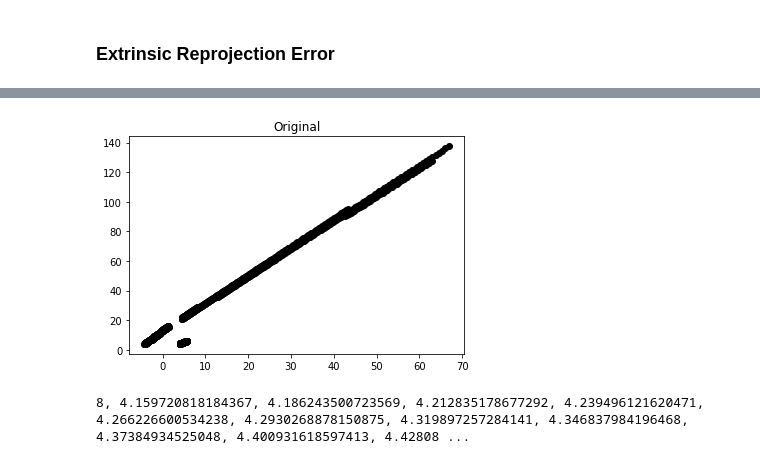
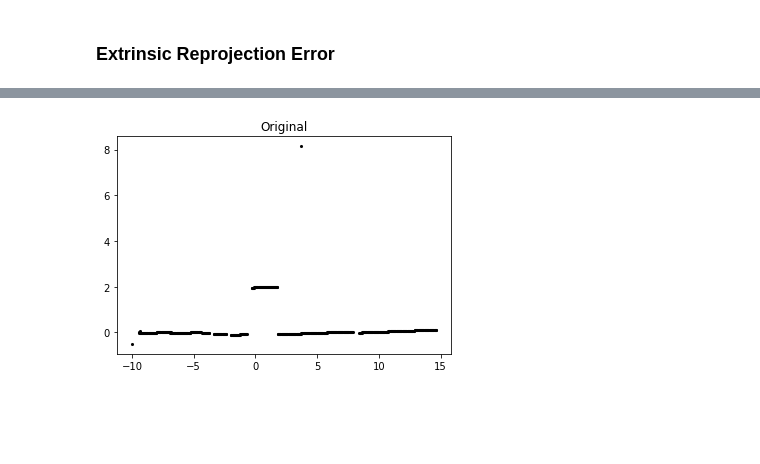
Before and after one commit to bernas670/3d-acquisition-feup-vcom, a Jupyter notebook: experiments.ipynb, the cells around one changed output, grey strips where cells are left out. Cells and saved outputs as stored; diff of their text form; code cells hidden in the pictures; blank space fills up the shorter version.

```diff
--- a/experiments.ipynb
+++ b/experiments.ipynb
@@ -137,5 +145,5 @@ print(image_points.shape)
 # %%
-ret, rotation_vecs, translation_vecs = cv2.solvePnP(object_points, image_points, intrinsic_matrix, distortion_coefs)
+ret, rotation_vecs, translation_vecs, _ = cv2.solvePnPRansac(object_points, image_points, intrinsic_matrix, distortion_coefs)
 # %% [markdown]
 ### Extrinsic Reprojection Error
 # %%
@@ -143,9 +151,9 @@ mean_error = 0
 
 for i in range(len(object_points)):
     calulated_image_points, _ = cv2.projectPoints(object_points[i], rotation_vecs, translation_vecs, intrinsic_matrix, distortion_coefs)
-    print(image_points[i])
-    print(calulated_image_points)
-    error = cv2.norm(image_points[i],calulated_image_points, cv2.NORM_L2)/len(calulated_image_points)
+    # print(image_points[i])
+    # print(calulated_image_points)
+    error = cv2.norm(image_points[i],calulated_image_points[0], cv2.NORM_L2)/len(calulated_image_points)
     mean_error += error
 
 print(f'Reprojection error: {mean_error/len(object_points)}')
@@ -159,5 +162,5 @@ error: OpenCV(4.5.1) /tmp/pip-req-build-ddpkm6fn/opencv/modules/core/src/norm.cp
 # %%
-shadow_points = cv2.imread('data/result_234_256_4_7.png')
+shadow_points = cv2.imread('data/result_200_200_5_8.png')
 plt.xticks([]), plt.yticks([])
 plt.imshow(shadow_points)
 # %% [output]
@@ -199,13 +198,15 @@ get_y_z_coord(1,1, perspective_projection_matrix)
 # %%
 
-points_x = []
 points_y = []
+points_z = []
+print(shadow_points.shape)
+for j in range(shadow_points.shape[0]):
+    for i in range(shadow_points.shape[1]):
 
-for i in range(shadow_points.shape[0]):
-    for j in range(shadow_points.shape[1]):
+        if(shadow_points[j][i][0] == 255):
+            y, z = get_y_z_coord(i,j, perspective_projection_matrix)
 
-        if(shadow_points[i][j][0] == 255):
-            x, y = get_y_z_coord(i,j, perspective_projection_matrix)
-            points_x.append(x)
+            #if abs(z) < 5:
             points_y.append(y)
+            points_z.append(z)
 # %% [output]
@@ -229,10 +214,8 @@ for i in range(shadow_points.shape[0]):
 # %%
 figure, subplots = plt.subplots(1)
 points = []
 subplots.set_title('Original')
-subplots.scatter(points_x, points_y, color='black')
+subplots.scatter(points_y, points_z, color='black', marker='.', linewidths=0.1)
 plt.show()
-print(points_x)
 # %% [output]
-[figure, old version]
+[figure, new version]
-8, 4.159720818184367, 4.186243500723569, 4.212835178677292, 4.239496121620471, 4.266226600534238, 4.2930268878150875, 4.319897257284141, 4.346837984196468, 4.37384934525048, 4.400931618597413, 4.42808 ...
```
Also changed, not shown: parts of 9 cells of this notebook, 54 other files.
